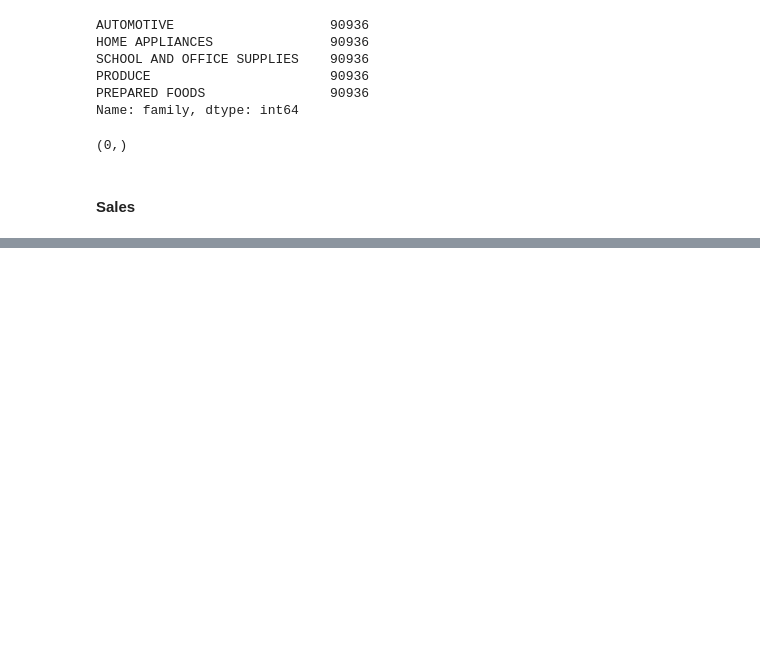
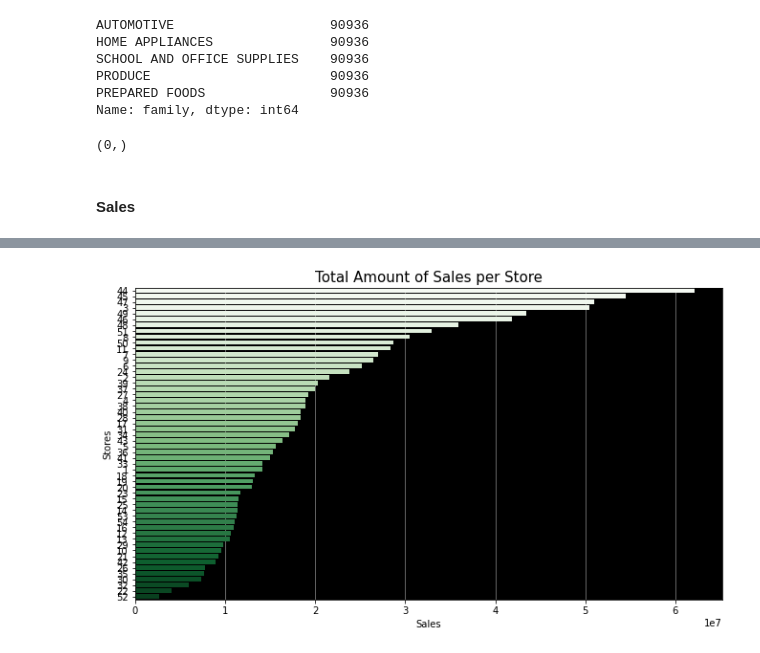
Before and after one commit to JuanCHernan/Data-Science-Projects, a Jupyter notebook: Store-Sales-Time-Series-Forecasting/Analysis/01-Store-Sales-Exploratory-Data-Analysis.ipynb, the cells around one changed output, grey strips where cells are left out. Cells and saved outputs as stored; diff of their text form; code cells hidden in the pictures; blank space fills up the shorter version.

```diff
--- a/Store-Sales-Time-Series-Forecasting/Analysis/01-Store-Sales-Exploratory-Data-Analysis.ipynb
+++ b/Store-Sales-Time-Series-Forecasting/Analysis/01-Store-Sales-Exploratory-Data-Analysis.ipynb
@@ -116,0 +157,11 @@ SyntaxError: invalid syntax (<ipython-input-14-1833ca34f06f>, line 1)
+# %%
+fig, ax = plt.subplots(nrows=1, ncols=1, figsize=(11, 6))
+sns.barplot(y=group_stores_sales.index.astype(str), x=group_stores_sales["sales"], palette="Greens", ax=ax)
+ax.set_facecolor('black')
+ax.set_axisbelow(True)
+ax.xaxis.grid(color='gray')
+ax.set_title("Total Amount of Sales per Store", size=15)
+ax.set_xlabel("Sales")
+ax.set_ylabel("Stores");
+# %% [output]
+[figure, added]
```
Also changed, not shown: parts of 8 cells of this notebook, 3 other files.
